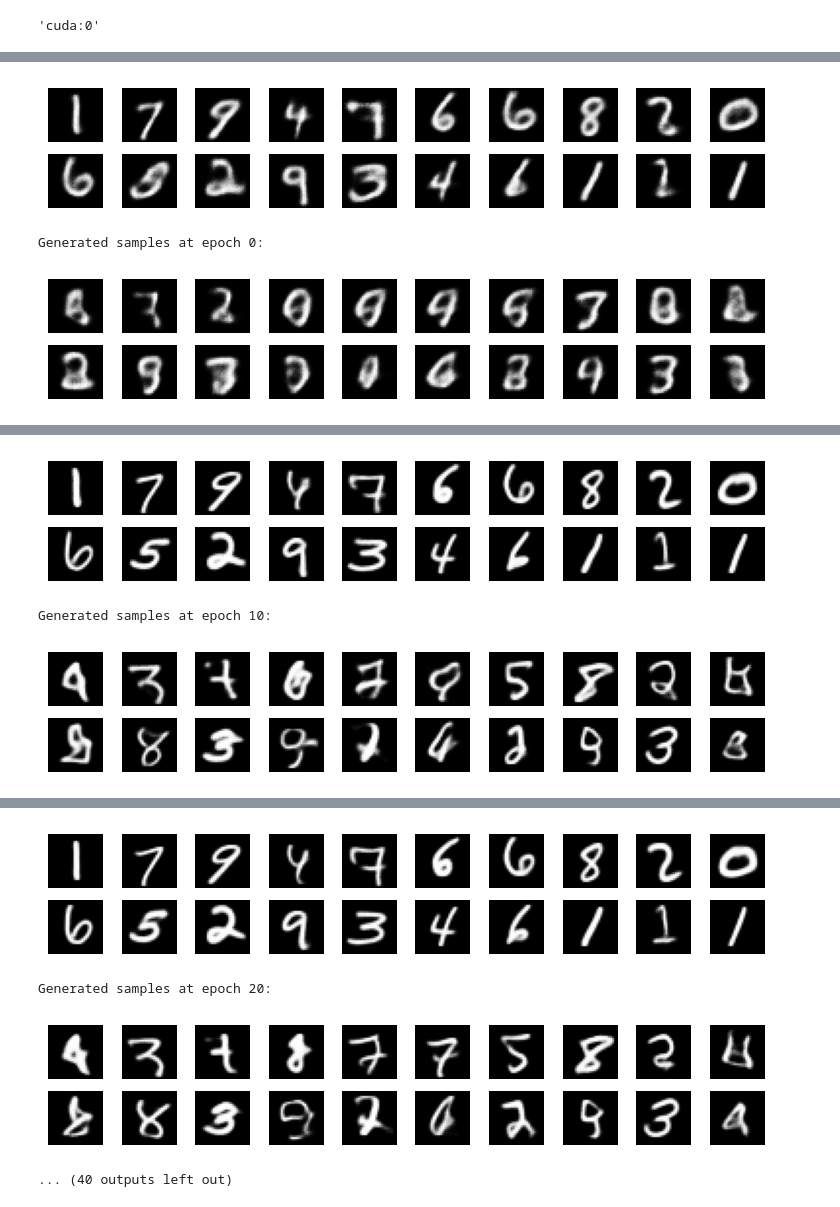
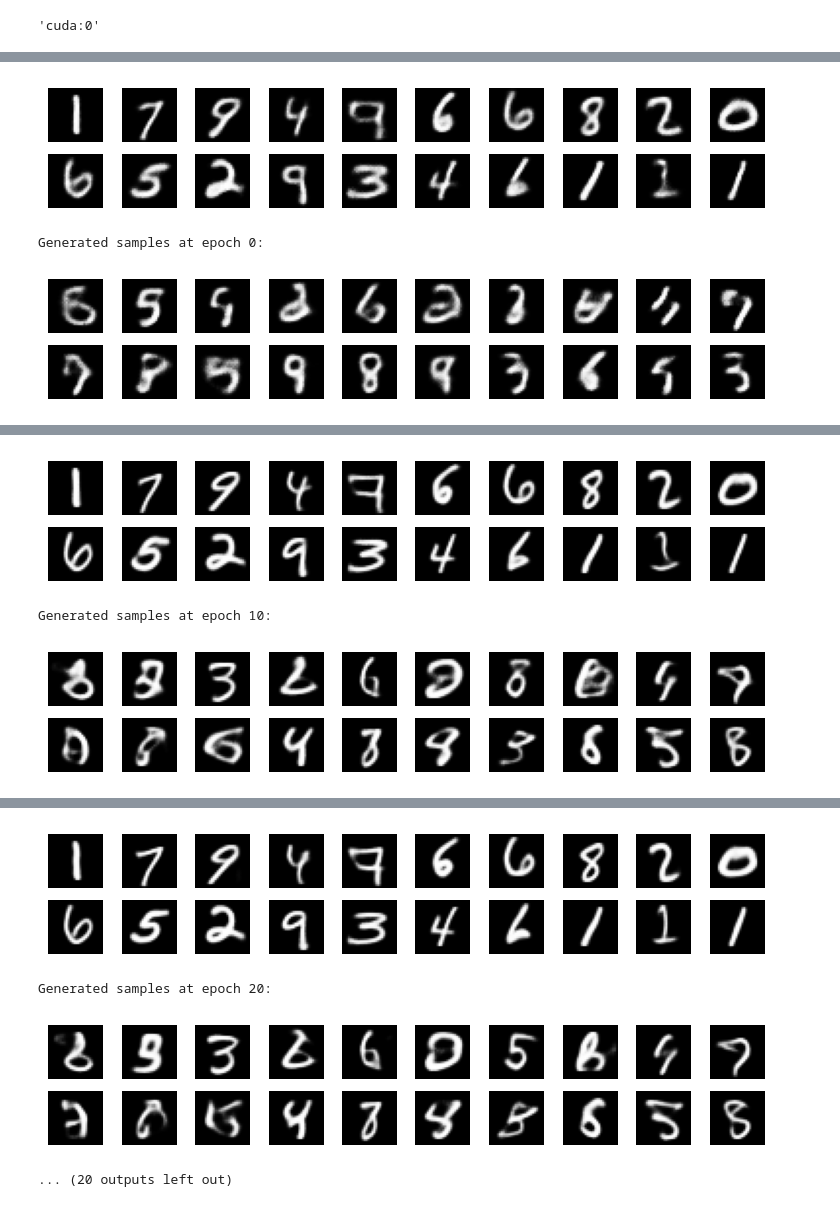
Before and after one commit to milmor/NLP, a Jupyter notebook: Notebooks/29_VAE.ipynb, the cells around one changed output, grey strips where cells are left out. Drawn from its saved outputs; the diff is of its cells as text; code cells hidden in the pictures.

```diff
--- a/Notebooks/29_VAE.ipynb
+++ b/Notebooks/29_VAE.ipynb
@@ -120,13 +120,10 @@ class VAE(nn.Module):
             nn.ReLU()
         )
         self.decoder_conv = nn.Sequential(
-            nn.ConvTranspose2d(self.z_ch, 128, kernel_size=4, stride=2, padding=1),
-            nn.BatchNorm2d(128),
-            nn.ReLU(),
-            nn.ConvTranspose2d(128, 64, kernel_size=4, stride=2, padding=1),
+            nn.ConvTranspose2d(self.z_ch, 64, kernel_size=4, stride=2, padding=1),
             nn.BatchNorm2d(64),
             nn.ReLU(),
-            nn.ConvTranspose2d(64, 32, kernel_size=3, stride=1, padding=1),
+            nn.ConvTranspose2d(64, 32, kernel_size=4, stride=2, padding=1),
             nn.BatchNorm2d(32),
             nn.ReLU(),
             nn.ConvTranspose2d(32, image_channels, kernel_size=3, stride=1, padding=1),
@@ -198,19 +195,19 @@ VAE(
 )
 # %%
 lr = 1e-3
-num_epochs = 120
+num_epochs = 80
 beta_start = 0.0
-beta_end = 0.05
+beta_end = 0.07
 beta = beta_start
-
+#beta = 0.01
 reconstruction_loss = nn.BCELoss(reduction='mean')
-optimizer = optim.Adam(vae.parameters(), lr=lr, betas=(0.9, 0.999))
+optimizer = optim.Adam(vae.parameters(), lr=lr, betas=(0.9, 0.999), weight_decay=1e-5)
 
 epoch_inter = 10
 z_test = torch.randn(n, z_dim, device=device)
 
 for epoch in range(num_epochs + 1):
-    # Beta annealing: gradually increase beta to better regularize latent space
+    # Beta annealing: gradually increase beta
     beta = beta_start + (beta_end - beta_start) * (epoch / num_epochs)
 
     for images, _ in train_loader:
@@ -245,5 +242,5 @@ Epoch 0, Loss: 0.1371, Recon: 0.1371, KL: 24.8101, Beta: 0.000000
 
 Reconstruction samples at epoch 0:
-[figure, old version]
+[figure, new version]
 Generated samples at epoch 0:
-[figure, old version]
+[figure, new version]
@@ -252,5 +249,5 @@ Epoch 10, Loss: 0.0971, Recon: 0.0910, KL: 1.4522, Beta: 0.004167
 
 Reconstruction samples at epoch 10:
-[figure, old version]
+[figure, new version]
 Generated samples at epoch 10:
-[figure, old version]
+[figure, new version]
@@ -259,6 +256,6 @@ Epoch 20, Loss: 0.0919, Recon: 0.0843, KL: 0.9113, Beta: 0.008333
 
 Reconstruction samples at epoch 20:
 [figure]
 Generated samples at epoch 20:
-[figure, old version]
+[figure, new version]
-... (40 outputs left out)
+... (20 outputs left out)
```
Also changed, not shown: parts of 2 cells of this notebook.
